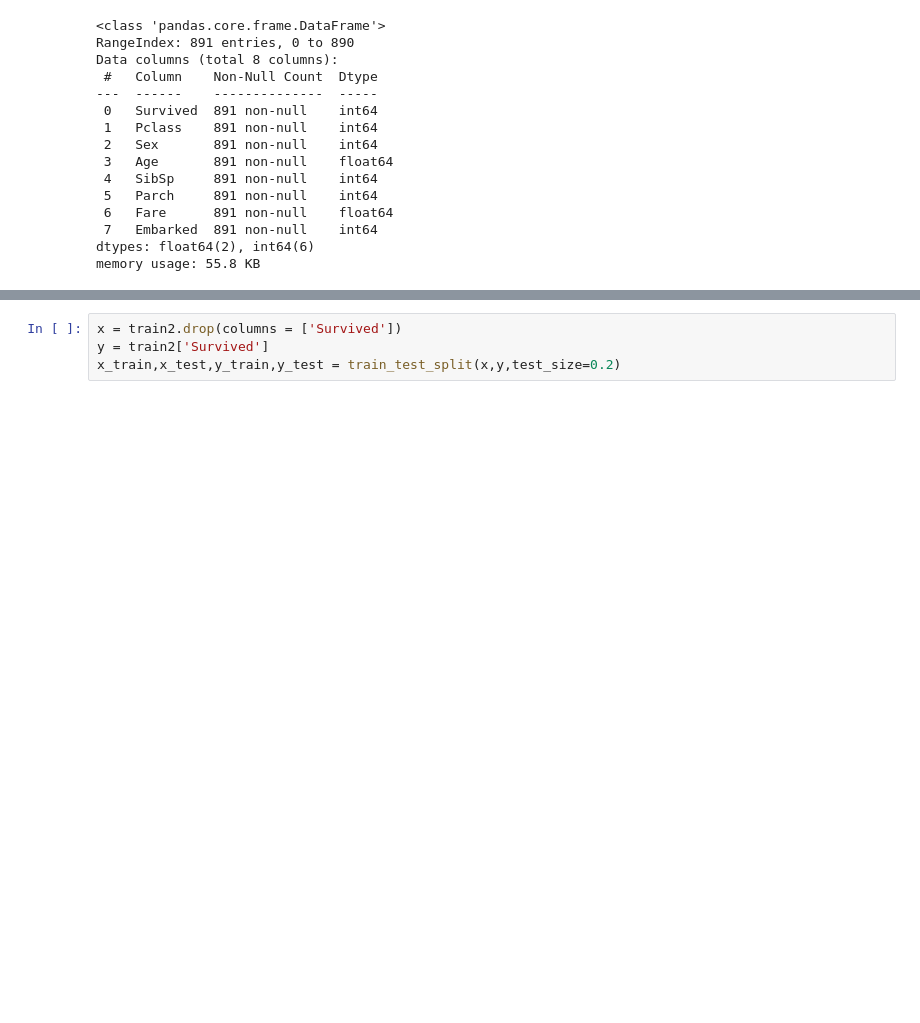
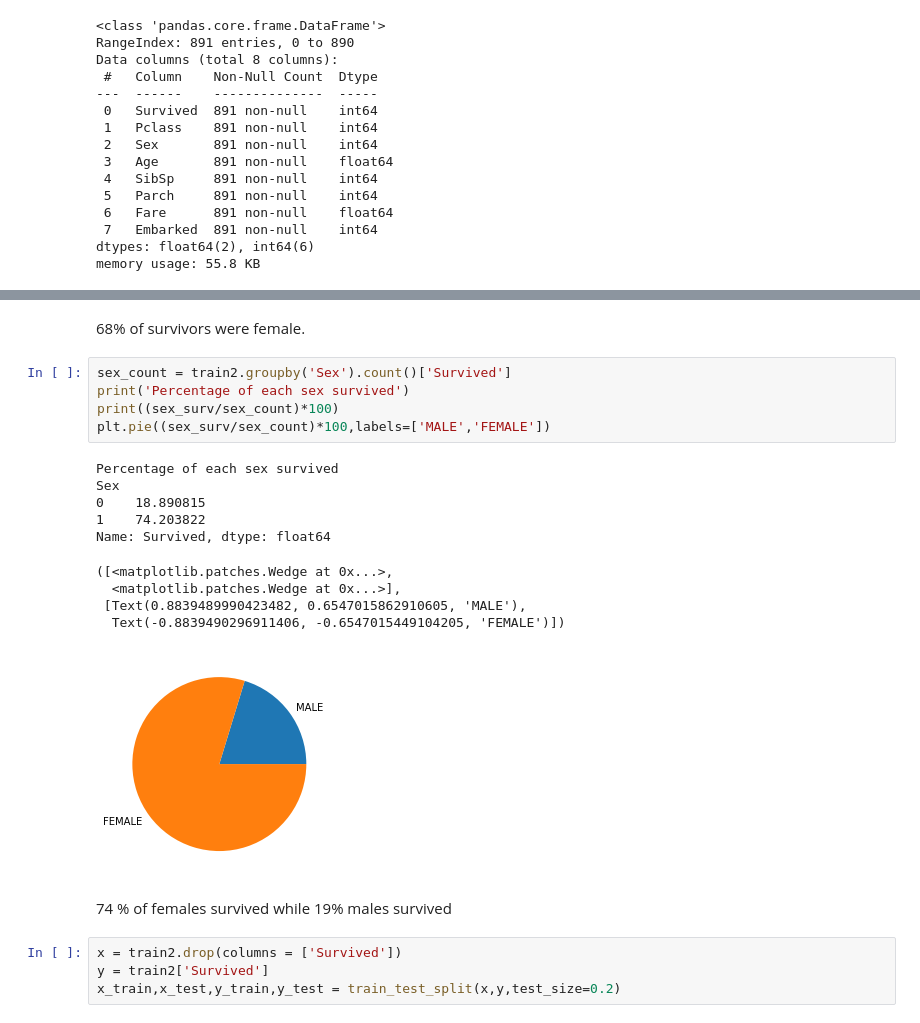
Before and after one commit to Suyashiitr/kaggle, a Jupyter notebook: titanic-neural-network-prediction.ipynb, the cells around one changed output, grey strips where cells are left out. Saved outputs shown, nothing was run; the diff lists cells and outputs as text; blank space fills up the shorter version.

```diff
--- a/titanic-neural-network-prediction.ipynb
+++ b/titanic-neural-network-prediction.ipynb
@@ -115,3 +131,23 @@ memory usage: 55.8 KB
+# %% [markdown]
+68% of survivors were female.
+# %%
+sex_count = train2.groupby('Sex').count()['Survived']
+print('Percentage of each sex survived')
+print((sex_surv/sex_count)*100)
+plt.pie((sex_surv/sex_count)*100,labels=['MALE','FEMALE'])
+# %% [output]
+Percentage of each sex survived
+Sex
+0    18.890815
+1    74.203822
+Name: Survived, dtype: float64
+([<matplotlib.patches.Wedge at 0x...>,
+  <matplotlib.patches.Wedge at 0x...>],
+ [Text(0.8839489990423482, 0.6547015862910605, 'MALE'),
+  Text(-0.8839490296911406, -0.6547015449104205, 'FEMALE')])
+[figure, added]
+# %% [markdown]
+74 % of females survived while 19% males survived
 # %%
 x = train2.drop(columns = ['Survived'])
 y = train2['Survived']
```
Also changed, not shown: parts of 7 cells of this notebook.
